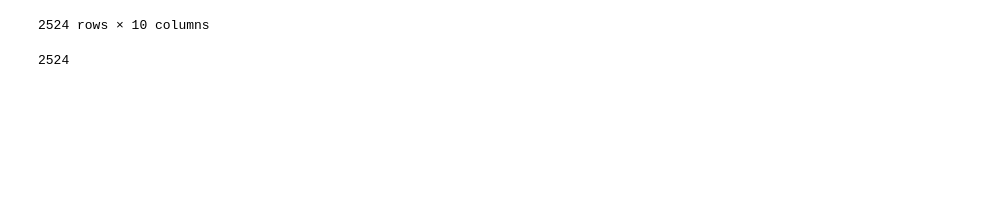
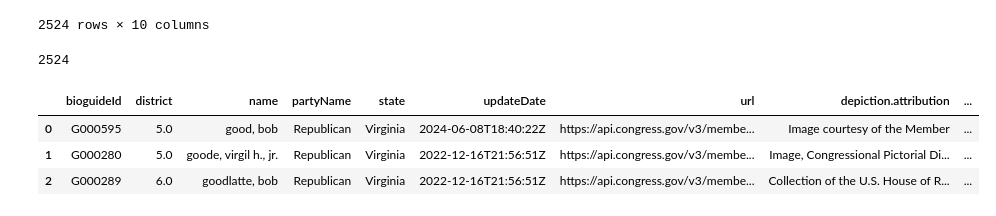
Before and after one commit to j-miskill/contrans, a Jupyter notebook: sandbox.ipynb, the cells around one changed output. Drawn from its saved outputs; the diff is of its cells as text; code cells hidden in the pictures; blank space fills up the shorter version.

Commit message:
Adding in classwork from 10/2/2024, worked on getting a new endpoint (sponsored legislation). One use case for Bob Good is in the sandbox.ipynb

```diff
--- a/sandbox.ipynb
+++ b/sandbox.ipynb
@@ -29,3 +29,12 @@ bioguides
 len(bioguides)
 # %% [output]
 2524
+# %%
+goodbioguide = contrans_obj.get_bioguide(name="Good", state="Virginia")
+# %%
+goodbioguide
+# %% [output]
+|  | bioguideId | district | name | partyName | state | updateDate | url | depiction.attribution | ... |
+| 0 | G000595 | 5.0 | good, bob | Republican | Virginia | 2024-06-08T18:40:22Z | https://api.congress.gov/v3/membe... | Image courtesy of the Member | ... |
+| 1 | G000280 | 5.0 | goode, virgil h., jr. | Republican | Virginia | 2022-12-16T21:56:51Z | https://api.congress.gov/v3/membe... | Image, Congressional Pictorial Di... | ... |
+| 2 | G000289 | 6.0 | goodlatte, bob | Republican | Virginia | 2022-12-16T21:56:51Z | https://api.congress.gov/v3/membe... | Collection of the U.S. House of R... | ... |
```
Also changed, not shown: parts of 2 cells of this notebook, 1 other file.
